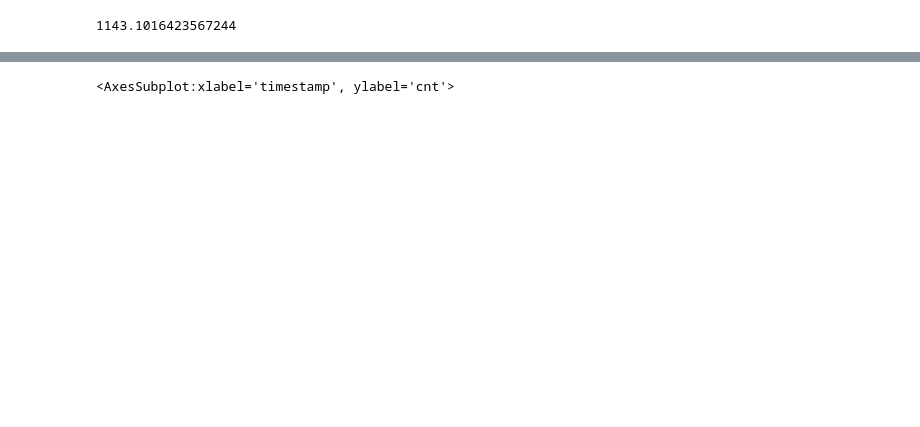
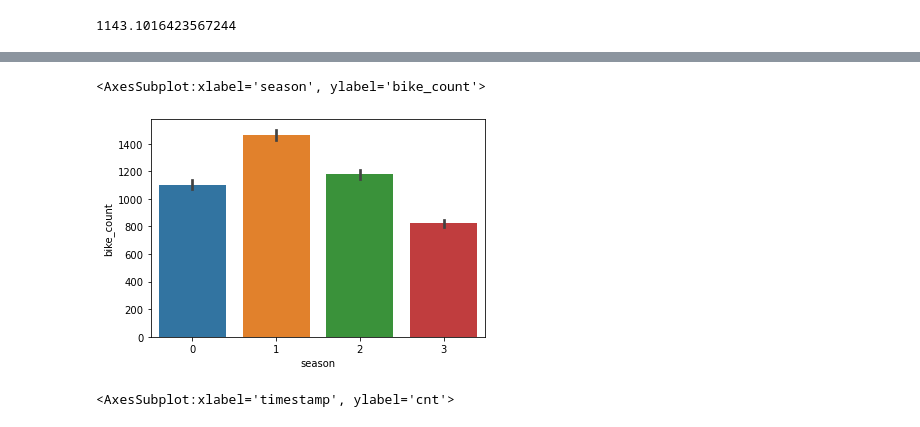
Before and after one commit to Rajusubba/london-bike-shares, a Jupyter notebook: London Bike Share.ipynb, the cells around one changed output, grey strips where cells are left out. Saved outputs shown, nothing was run; the diff lists cells and outputs as text; code cells hidden in the pictures; blank space fills up the shorter version.

```diff
--- a/London Bike Share.ipynb
+++ b/London Bike Share.ipynb
@@ -134,3 +120,6 @@ sns.boxplot(x = "season", y = "cnt", data = bikeshares_data)
 # %%
-sns.barplot(x = "season", y = "cnt", data = bikeshares_data)
+sns.barplot(x = "season", y = "bike_count", data = bsd)
+# %% [output]
+<AxesSubplot:xlabel='season', ylabel='bike_count'>
+[figure, added]
 # %%
```
Also changed, not shown: parts of 35 cells of this notebook, 1 other file.
